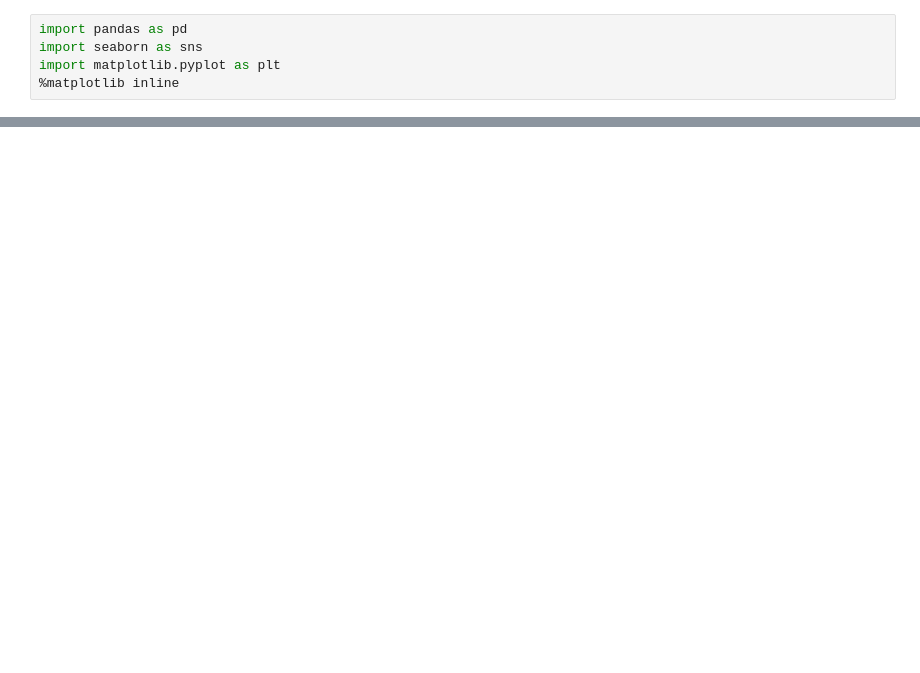
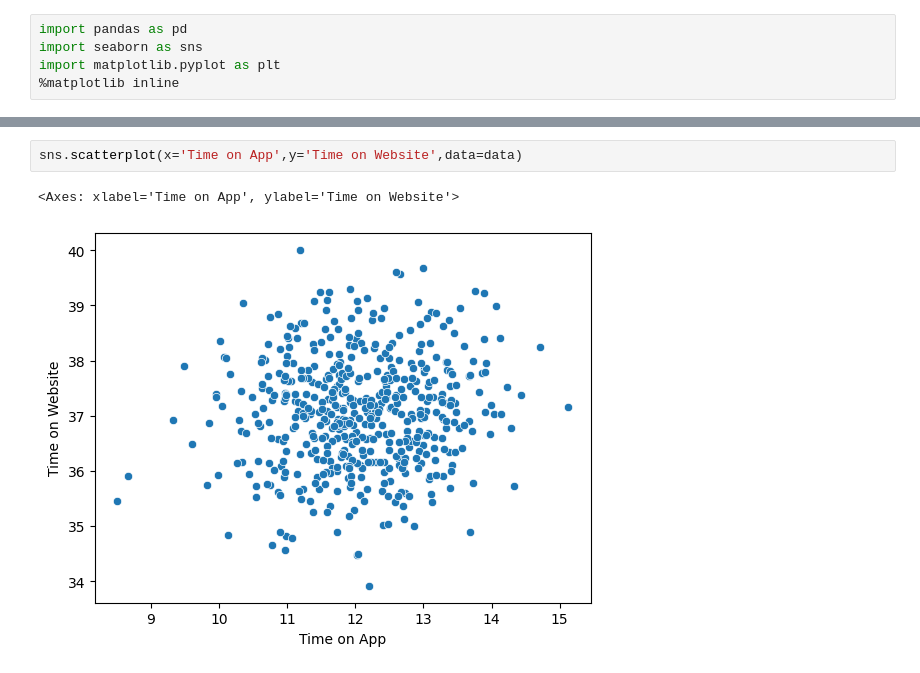
Before and after one commit to Milansuser/new_repo, a Jupyter notebook: Linear_regression/first_LR.ipynb, the cells around one changed output, grey strips where cells are left out. Drawn from its saved outputs; the diff is of its cells as text; blank space fills up the shorter version.

```diff
--- a/Linear_regression/first_LR.ipynb
+++ b/Linear_regression/first_LR.ipynb
@@ -15,0 +49,5 @@ data.head()
+# %%
+sns.scatterplot(x='Time on App',y='Time on Website',data=data)
+# %% [output]
+<Axes: xlabel='Time on App', ylabel='Time on Website'>
+[figure, added]
```
Also changed, not shown: parts of 8 cells of this notebook.
